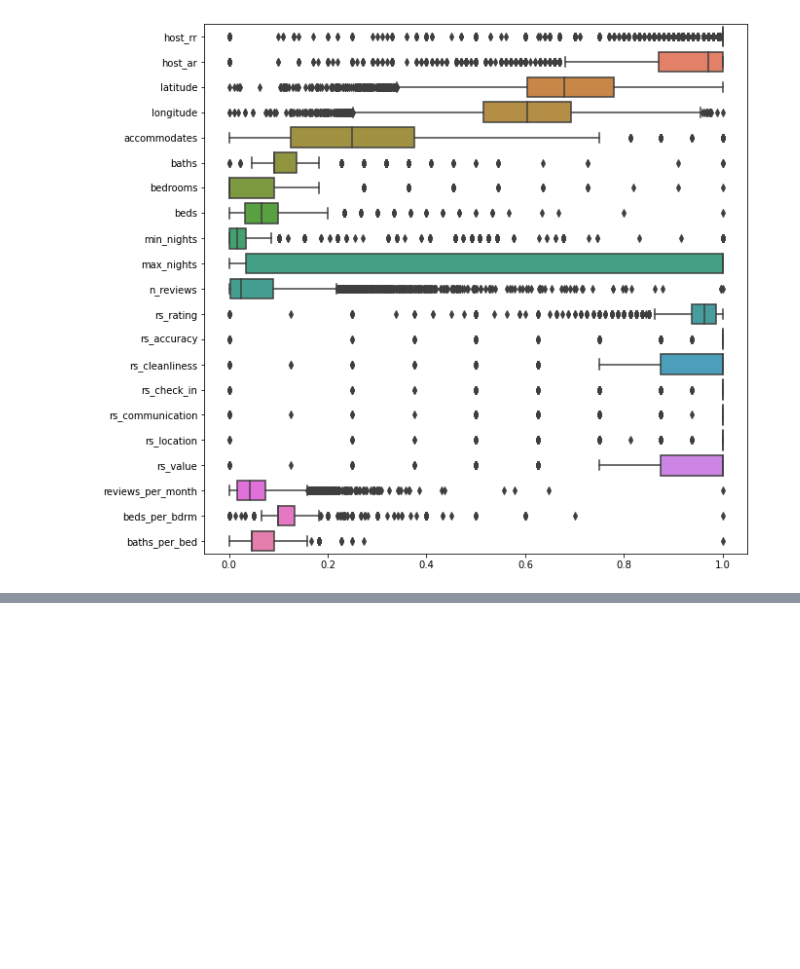
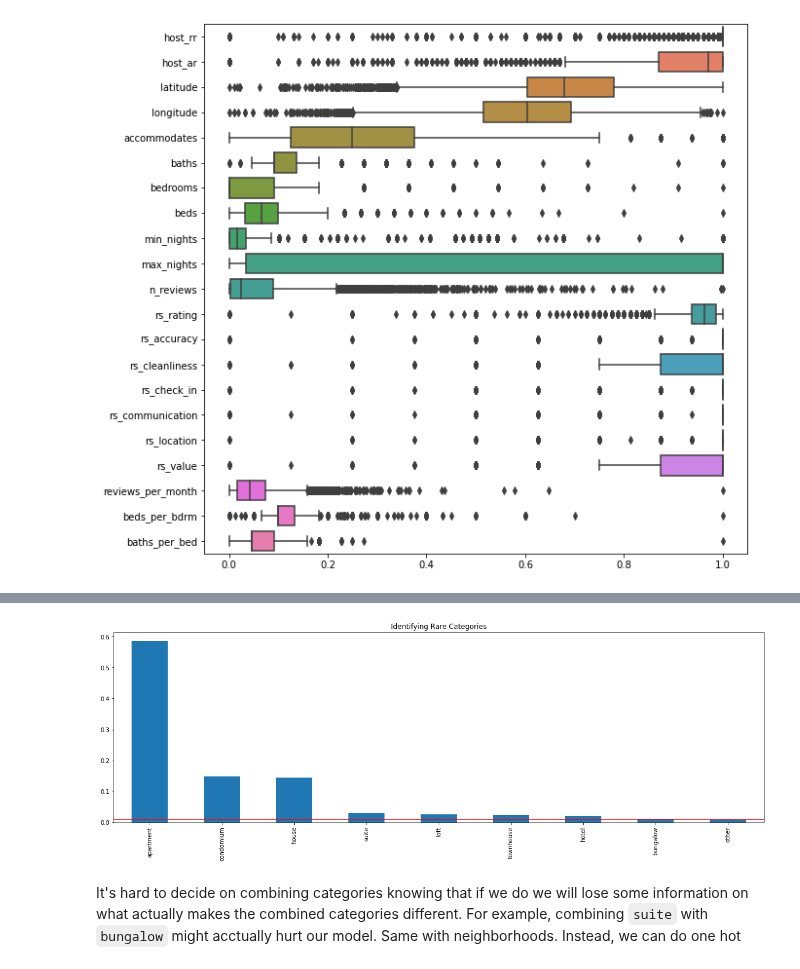
Before and after one commit to harera3/ML_Portfolio, a Jupyter notebook: 08_Chicago_AirBnB_Feature_Engineering.ipynb, the cells around one changed output, grey strips where cells are left out. Drawn from its saved outputs; the diff is of its cells as text; code cells hidden in the pictures; blank space fills up the shorter version.

```diff
--- a/08_Chicago_AirBnB_Feature_Engineering.ipynb
+++ b/08_Chicago_AirBnB_Feature_Engineering.ipynb
@@ -181,0 +222,10 @@ For now, let's work on categorical attributes
+# %%
+prpty_freq = X_train_cat['property_type'].value_counts() / len(X_train_cat)
+fig = prpty_freq.sort_values(ascending=False).plot.bar(figsize=(20,6))
+fig.axhline(y=0.01, color='red')
+fig.set_title('Identifying Rare Categories')
+plt.show()
+# %% [output]
+[figure, added]
+# %% [markdown]
+It's hard to decide on combining categories knowing that if we do we will lose some information on what actually makes the combined categories different. For example, combining `suite` with `bungalow` might acctually hurt our model. Same with neighborhoods. Instead, we can do one hot
```
Also changed, not shown: parts of 7 cells of this notebook.
